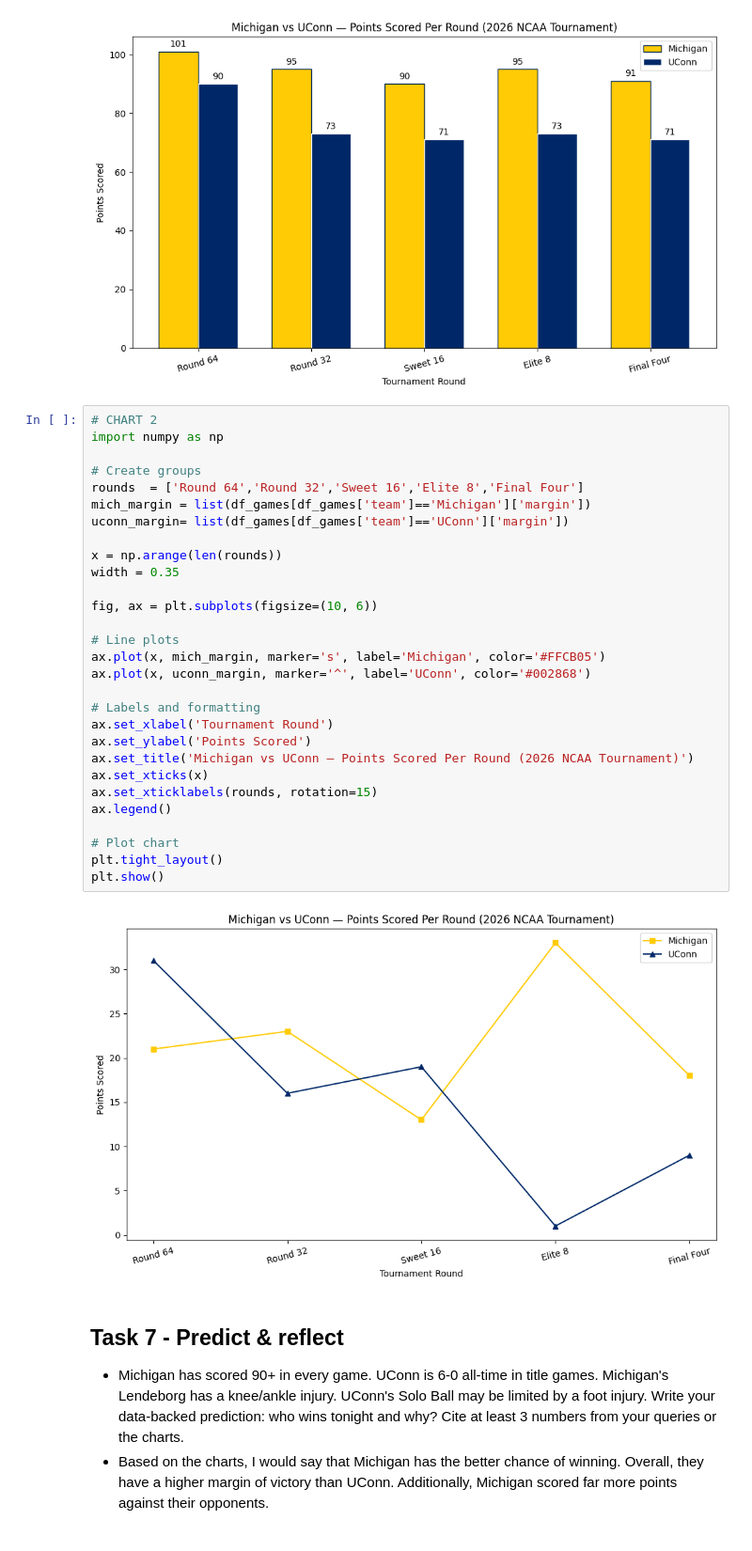
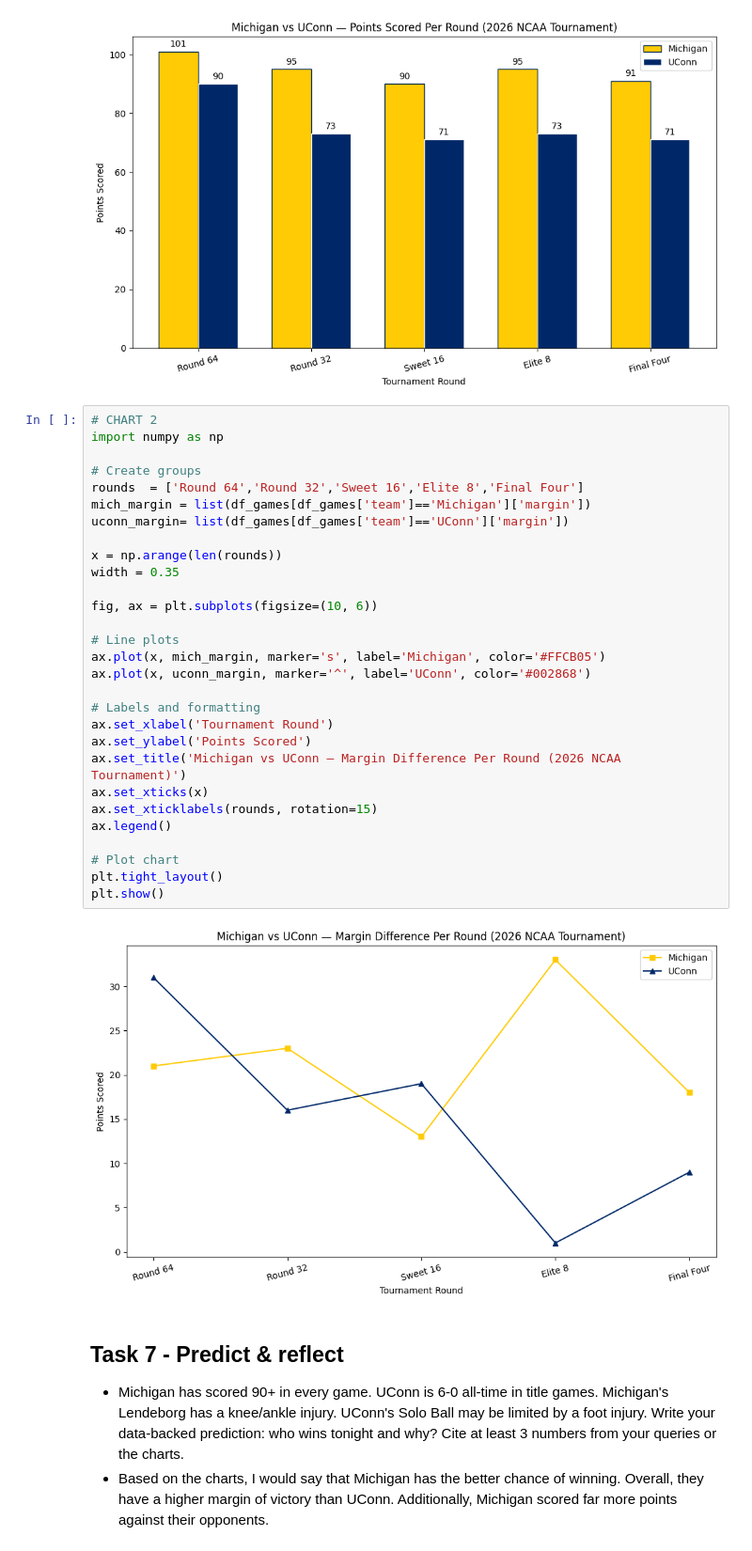
Before and after one commit to 550tealeaves/DATA-70500-working-with-data, a Jupyter notebook: March_Madness_Analyzer.ipynb, the cells around one changed output. Shown at 94% size. Cells and saved outputs as stored; diff of their text form.

Commit message:
Edited chart title

```diff
--- a/March_Madness_Analyzer.ipynb
+++ b/March_Madness_Analyzer.ipynb
@@ -280,34 +280,34 @@ plt.show()
 # %%
 # CHART 2
 import numpy as np
 
 # Create groups
 rounds  = ['Round 64','Round 32','Sweet 16','Elite 8','Final Four']
 mich_margin = list(df_games[df_games['team']=='Michigan']['margin'])
 uconn_margin= list(df_games[df_games['team']=='UConn']['margin'])
 
 x = np.arange(len(rounds))
 width = 0.35
 
 fig, ax = plt.subplots(figsize=(10, 6))
 
 # Line plots
 ax.plot(x, mich_margin, marker='s', label='Michigan', color='#FFCB05')
 ax.plot(x, uconn_margin, marker='^', label='UConn', color='#002868')
 
 # Labels and formatting
 ax.set_xlabel('Tournament Round')
 ax.set_ylabel('Points Scored')
-ax.set_title('Michigan vs UConn — Points Scored Per Round (2026 NCAA Tournament)')
+ax.set_title('Michigan vs UConn — Margin Difference Per Round (2026 NCAA Tournament)')
 ax.set_xticks(x)
 ax.set_xticklabels(rounds, rotation=15)
 ax.legend()
 
 # Plot chart
 plt.tight_layout()
 plt.show()
 # %% [output]
-[figure, old version]
+[figure, new version]
 # %% [markdown]
 ## Task 7 - Predict & reflect
 - Michigan has scored 90+ in every game. UConn is 6-0 all-time in title games. Michigan's Lendeborg has a knee/ankle injury. UConn's Solo Ball may be limited by a foot injury. Write your data-backed prediction: who wins tonight and why? Cite at least 3 numbers from your queries or the charts.
```
